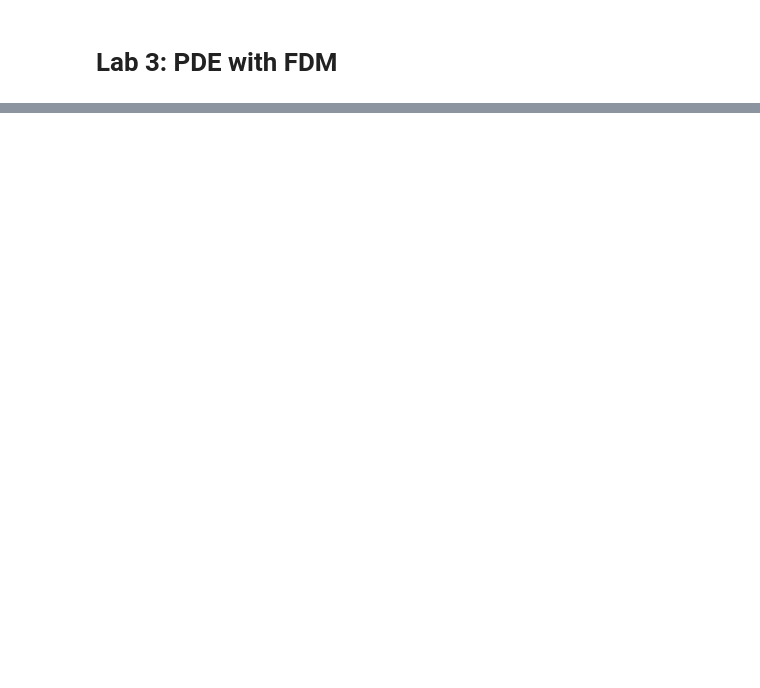
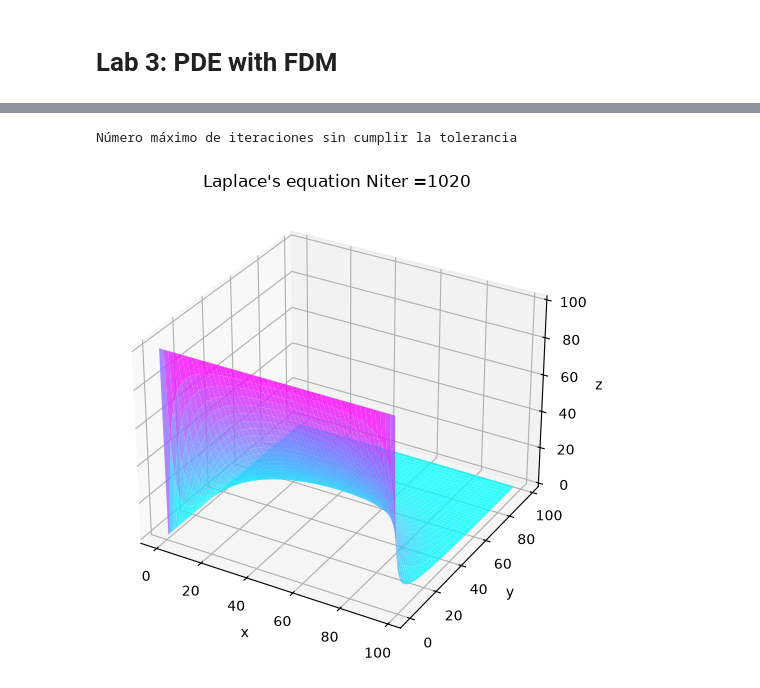
Before and after one commit to anferivera/Fisica_Computacional_1, a Jupyter notebook: Estudiantes/Castrillon_0656/Lab_3_PDE_Castrillon_0656.ipynb, the cells around one changed output, grey strips where cells are left out. Cells and saved outputs as stored; diff of their text form; code cells hidden in the pictures; blank space fills up the shorter version.

```diff
--- a/Estudiantes/Castrillon_0656/Lab_3_PDE_Castrillon_0656.ipynb
+++ b/Estudiantes/Castrillon_0656/Lab_3_PDE_Castrillon_0656.ipynb
@@ -4 +45,37 @@
+# %%
+def grid(V_ini,x,y):
+  'to compute x,y,z'
+  V = V_ini.copy()
+  X, Y = np.meshgrid(x,y)
+  Z = V[X,Y] #filed value
+  #return grid
+  return X,Y,Z
+
+Nmax, Niter = 100, 1020
+
+# Initial V matrix
+V_ini = np.zeros((Nmax, Nmax), float) # grid in 0V.
+for k in range(0, Nmax):
+  V_ini[k,0] = 100. # inerior a 100 V
+
+# Do the grid to plot
+x = np.arange(0, Nmax-1, 1)
+y = x
+
+# Run Laplace2D rutine
+V = Laplace2D_FDM(V_ini, tol=10e-3, Nmax_iter=Niter)
+X,Y,Z = grid(V,x,y)
+
+# Plot the field
+fig = plt.figure(figsize=(8, 6))
+ax = plt.axes(projection='3d')
+ax.plot_surface(X, Y, Z, cmap='cool', alpha=0.8)
+ax.set_title('Laplace\'s equation Niter =%.1d'%Niter)
+ax.set_xlabel('x')
+ax.set_ylabel('y')
+ax.set_zlabel('z')
+plt.show()
+# %% [output]
+Número máximo de iteraciones sin cumplir la tolerancia
+[figure, added]
 # %% [markdown]
```
Also changed, not shown: parts of 5 cells of this notebook.
